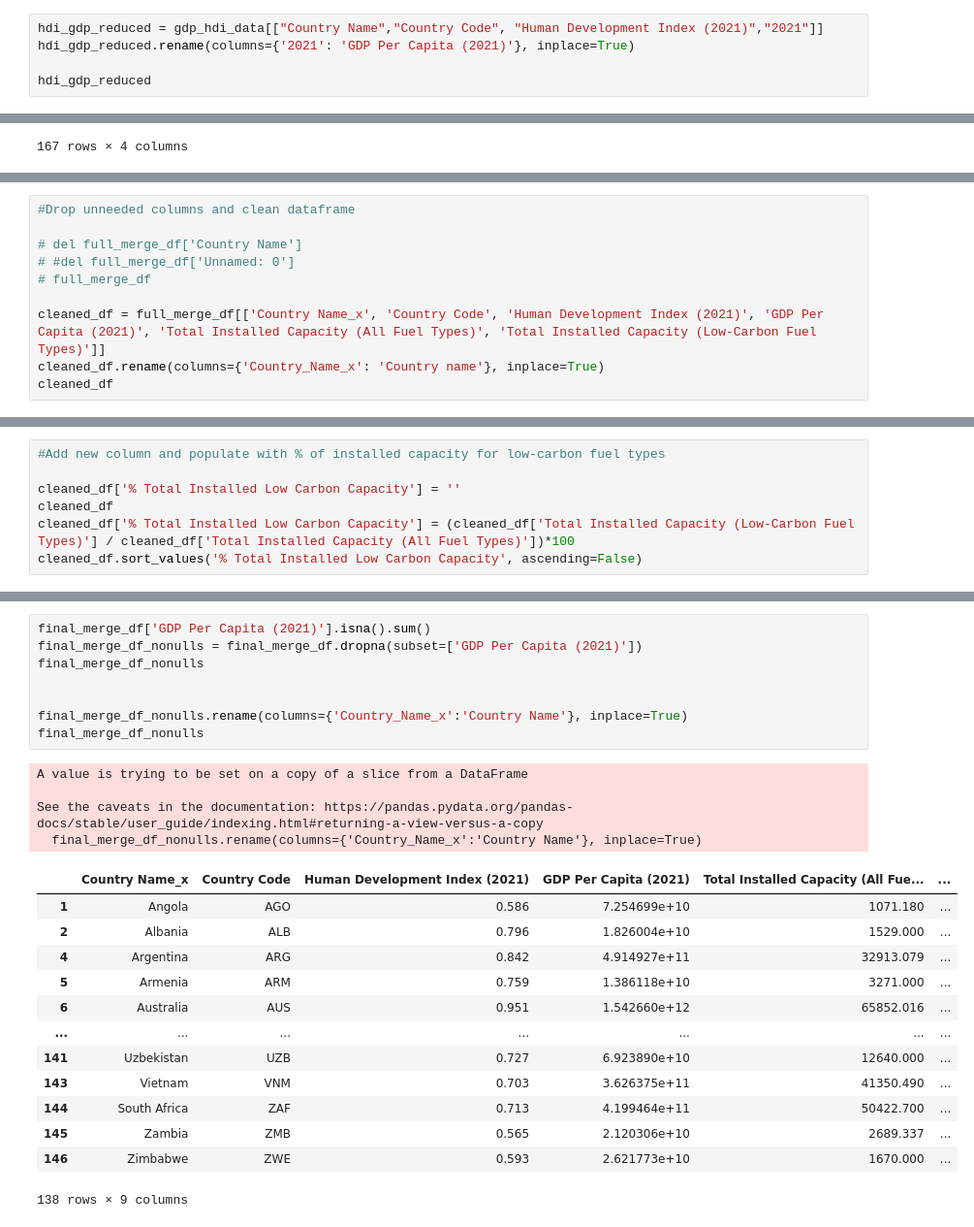
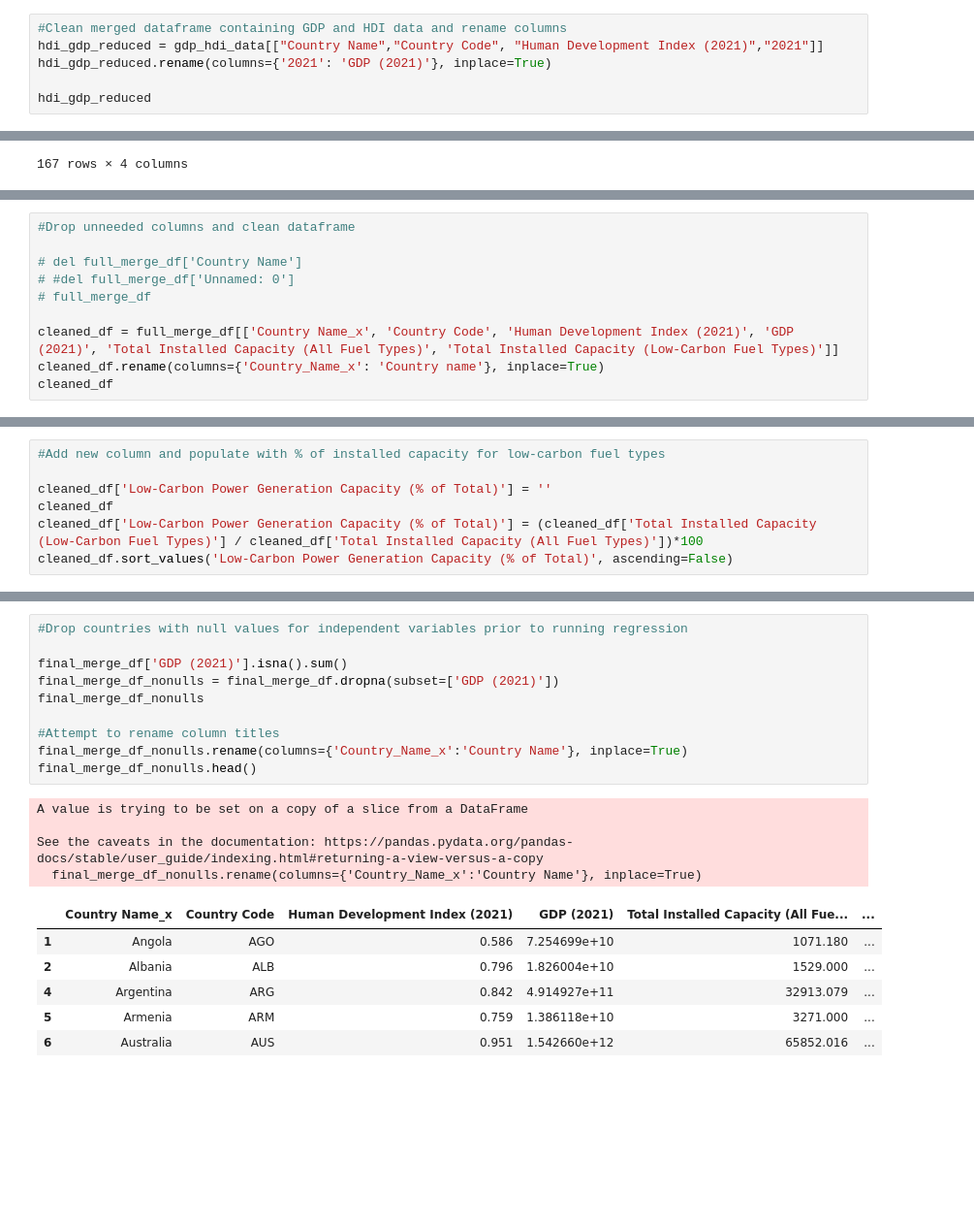
Before and after one commit to snavarroroby/Project-1-g3, a Jupyter notebook: Regression_analysis.ipynb, the cells around one changed output, grey strips where cells are left out. Shown: that part at 97% size. Cells and saved outputs as stored; diff of their text form; blank space fills up the shorter version.

```diff
--- a/Regression_analysis.ipynb
+++ b/Regression_analysis.ipynb
@@ -58,8 +57,9 @@ gdp_hdi_data
 | 194 | Zimbabwe | ZWE | GDP (current US$) | NY.GDP.MKTP.CD | 1.052990e+09 | 1.096647e+09 | 1.117602e+09 | 1.159512e+09 | ... |
 195 rows × 947 columns
 # %%
+#Clean merged dataframe containing GDP and HDI data and rename columns
 hdi_gdp_reduced = gdp_hdi_data[["Country Name","Country Code", "Human Development Index (2021)","2021"]]
-hdi_gdp_reduced.rename(columns={'2021': 'GDP Per Capita (2021)'}, inplace=True)
+hdi_gdp_reduced.rename(columns={'2021': 'GDP (2021)'}, inplace=True)
 
 hdi_gdp_reduced
 # %% [output]
@@ -158,7 +158,7 @@ full_merge_df
 # #del full_merge_df['Unnamed: 0']
 # full_merge_df
 
-cleaned_df = full_merge_df[['Country Name_x', 'Country Code', 'Human Development Index (2021)', 'GDP Per Capita (2021)', 'Total Installed Capacity (All Fuel Types)', 'Total Installed Capacity (Low-Carbon Fuel Types)']]
+cleaned_df = full_merge_df[['Country Name_x', 'Country Code', 'Human Development Index (2021)', 'GDP (2021)', 'Total Installed Capacity (All Fuel Types)', 'Total Installed Capacity (Low-Carbon Fuel Types)']]
 cleaned_df.rename(columns={'Country_Name_x': 'Country name'}, inplace=True)
 cleaned_df
 # %% [output]
@@ -182,8 +182,8 @@ See the caveats in the documentation: https://pandas.pydata.org/pandas-docs/stab
 # %%
 #Add new column and populate with % of installed capacity for low-carbon fuel types
 
-cleaned_df['% Total Installed Low Carbon Capacity'] = ''
+cleaned_df['Low-Carbon Power Generation Capacity (% of Total)'] = ''
 cleaned_df
-cleaned_df['% Total Installed Low Carbon Capacity'] = (cleaned_df['Total Installed Capacity (Low-Carbon Fuel Types)'] / cleaned_df['Total Installed Capacity (All Fuel Types)'])*100
-cleaned_df.sort_values('% Total Installed Low Carbon Capacity', ascending=False)
+cleaned_df['Low-Carbon Power Generation Capacity (% of Total)'] = (cleaned_df['Total Installed Capacity (Low-Carbon Fuel Types)'] / cleaned_df['Total Installed Capacity (All Fuel Types)'])*100
+cleaned_df.sort_values('Low-Carbon Power Generation Capacity (% of Total)', ascending=False)
 # %% [output]
@@ -220,28 +230,23 @@ final_merge_df
 | 146 | Zimbabwe | ZWE | 0.593 | 2.621773e+10 | 1670.000 | ... |
 147 rows × 9 columns
 # %%
-final_merge_df['GDP Per Capita (2021)'].isna().sum()
-final_merge_df_nonulls = final_merge_df.dropna(subset=['GDP Per Capita (2021)'])
+#Drop countries with null values for independent variables prior to running regression
+
+final_merge_df['GDP (2021)'].isna().sum()
+final_merge_df_nonulls = final_merge_df.dropna(subset=['GDP (2021)'])
 final_merge_df_nonulls
 
-
+#Attempt to rename column titles
 final_merge_df_nonulls.rename(columns={'Country_Name_x':'Country Name'}, inplace=True)
-final_merge_df_nonulls
+final_merge_df_nonulls.head()
 # %% [output]
 A value is trying to be set on a copy of a slice from a DataFrame
 
 See the caveats in the documentation: https://pandas.pydata.org/pandas-docs/stable/user_guide/indexing.html#returning-a-view-versus-a-copy
   final_merge_df_nonulls.rename(columns={'Country_Name_x':'Country Name'}, inplace=True)
-|  | Country Name_x | Country Code | Human Development Index (2021) | GDP Per Capita (2021) | Total Installed Capacity (All Fue... | ... |
+|  | Country Name_x | Country Code | Human Development Index (2021) | GDP (2021) | Total Installed Capacity (All Fue... | ... |
 | 1 | Angola | AGO | 0.586 | 7.254699e+10 | 1071.180 | ... |
 | 2 | Albania | ALB | 0.796 | 1.826004e+10 | 1529.000 | ... |
 | 4 | Argentina | ARG | 0.842 | 4.914927e+11 | 32913.079 | ... |
 | 5 | Armenia | ARM | 0.759 | 1.386118e+10 | 3271.000 | ... |
 | 6 | Australia | AUS | 0.951 | 1.542660e+12 | 65852.016 | ... |
-| ... | ... | ... | ... | ... | ... | ... |
-| 141 | Uzbekistan | UZB | 0.727 | 6.923890e+10 | 12640.000 | ... |
-| 143 | Vietnam | VNM | 0.703 | 3.626375e+11 | 41350.490 | ... |
-| 144 | South Africa | ZAF | 0.713 | 4.199464e+11 | 50422.700 | ... |
-| 145 | Zambia | ZMB | 0.565 | 2.120306e+10 | 2689.337 | ... |
-| 146 | Zimbabwe | ZWE | 0.593 | 2.621773e+10 | 1670.000 | ... |
-138 rows × 9 columns
```
Also changed, not shown: parts of 13 cells of this notebook, 6 other files.
